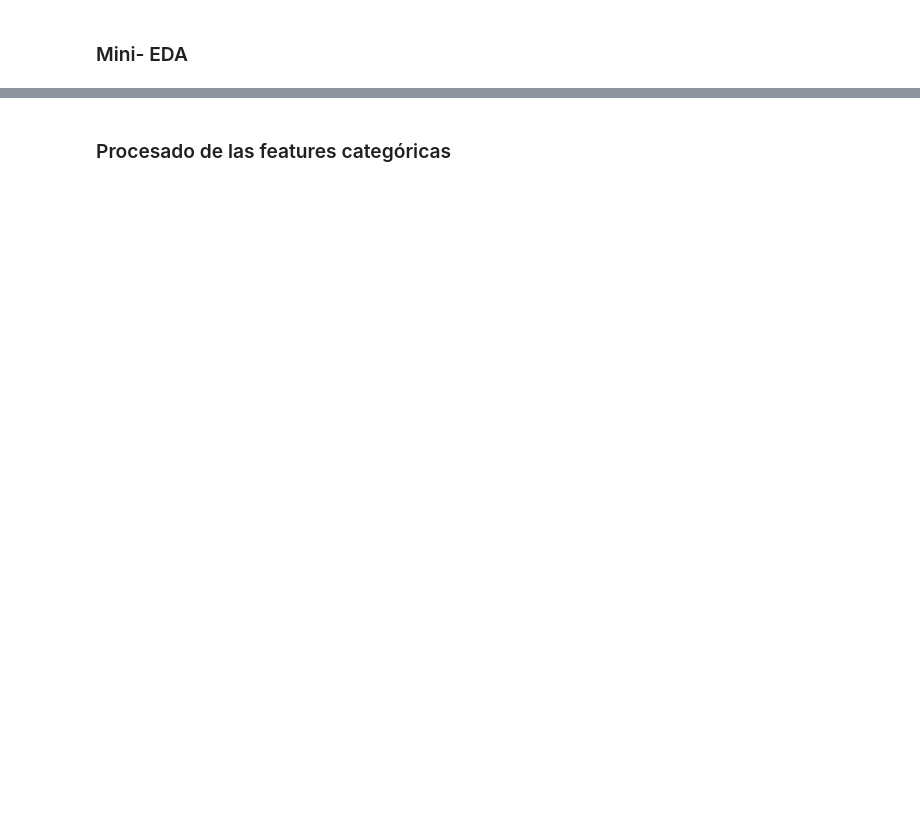
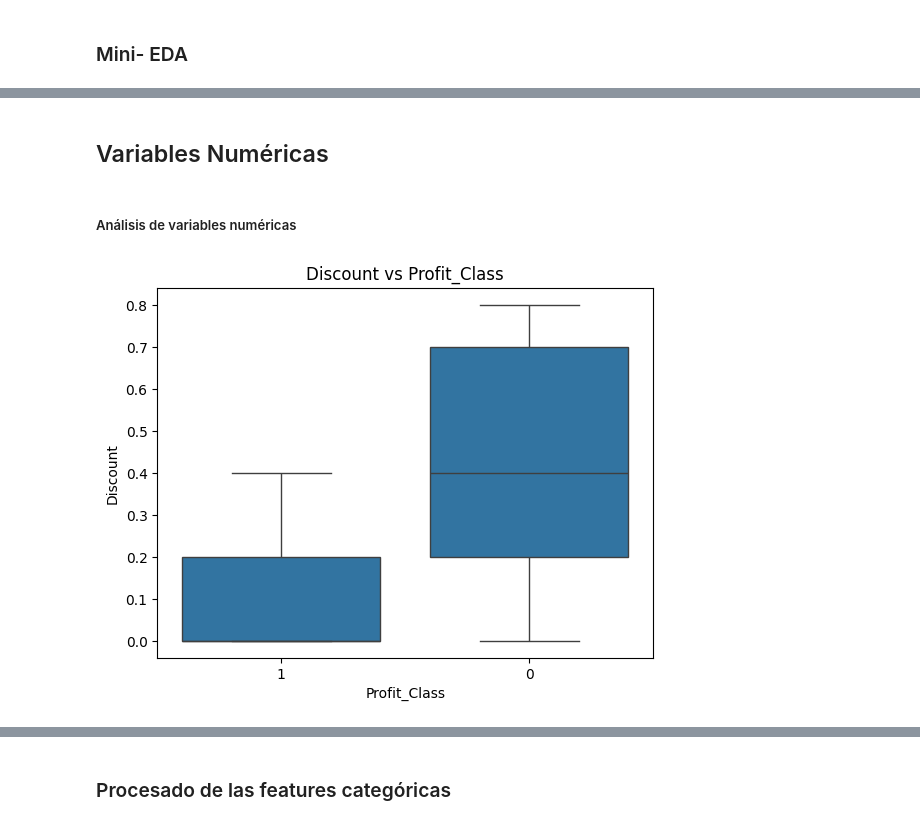
Before and after one commit to asgr29/ML_Product_Profit_Classifier, a Jupyter notebook: src/notebooks/notebook_sucio.ipynb, the cells around one changed output, grey strips where cells are left out. Saved outputs shown, nothing was run; the diff lists cells and outputs as text; code cells hidden in the pictures; blank space fills up the shorter version.

```diff
--- a/src/notebooks/notebook_sucio.ipynb
+++ b/src/notebooks/notebook_sucio.ipynb
@@ -381,0 +417,4 @@ features_num, features_cat
+# %% [markdown]
+## Variables Numéricas
+# %% [markdown]
+ ##### Análisis de variables numéricas
@@ -381,0 +434,6 @@ features_num, features_cat
+# %%
+sns.boxplot(x=y_train, y=X_train["Discount"])
+plt.title("Discount vs Profit_Class")
+plt.show()
+# %% [output]
+[figure, added]
```
Also changed, not shown: parts of 35 cells of this notebook.
